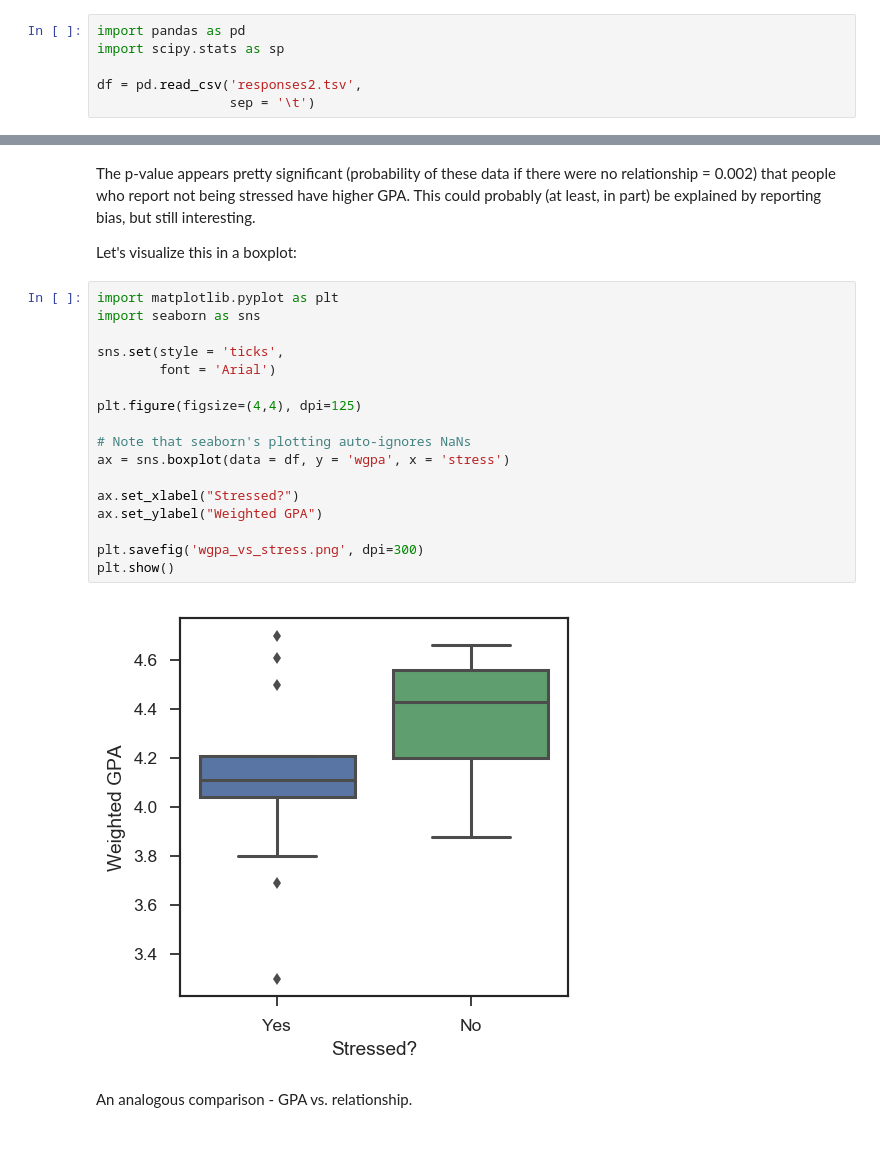
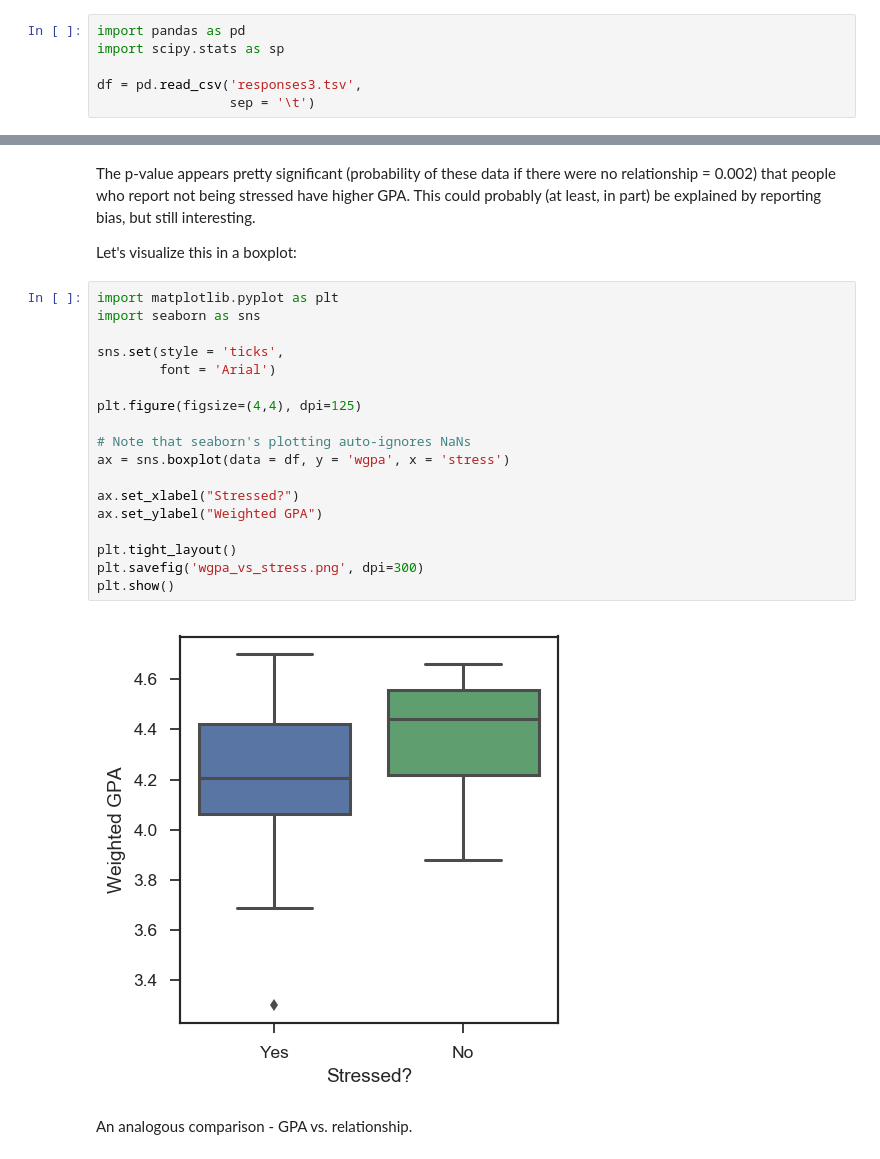
Before and after one commit to rmovva/generalsurvey, a Jupyter notebook: correlations_Ttests.ipynb, the cells around one changed output, grey strips where cells are left out. Cells and saved outputs as stored; diff of their text form.

```diff
--- a/correlations_Ttests.ipynb
+++ b/correlations_Ttests.ipynb
@@ -6,7 +6,7 @@ Start by loading data and converting the columns from questions to names. Shuffl
 import pandas as pd
 import scipy.stats as sp
 
-df = pd.read_csv('responses2.tsv',
+df = pd.read_csv('responses3.tsv',
                  sep = '\t')
 # %%
 print df.columns
@@ -102,22 +104,23 @@ Let's visualize this in a boxplot:
 # %%
 import matplotlib.pyplot as plt
 import seaborn as sns
 
 sns.set(style = 'ticks',
         font = 'Arial')
 
 plt.figure(figsize=(4,4), dpi=125)
 
 # Note that seaborn's plotting auto-ignores NaNs
 ax = sns.boxplot(data = df, y = 'wgpa', x = 'stress')
 
 ax.set_xlabel("Stressed?")
 ax.set_ylabel("Weighted GPA")
 
+plt.tight_layout()
 plt.savefig('wgpa_vs_stress.png', dpi=300)
 plt.show()
 # %% [output]
-[figure, old version]
+[figure, new version]
 # %% [markdown]
 An analogous comparison - GPA vs. relationship.
 # %%
```
Also changed, not shown: parts of 6 cells of this notebook, 5 other files.
